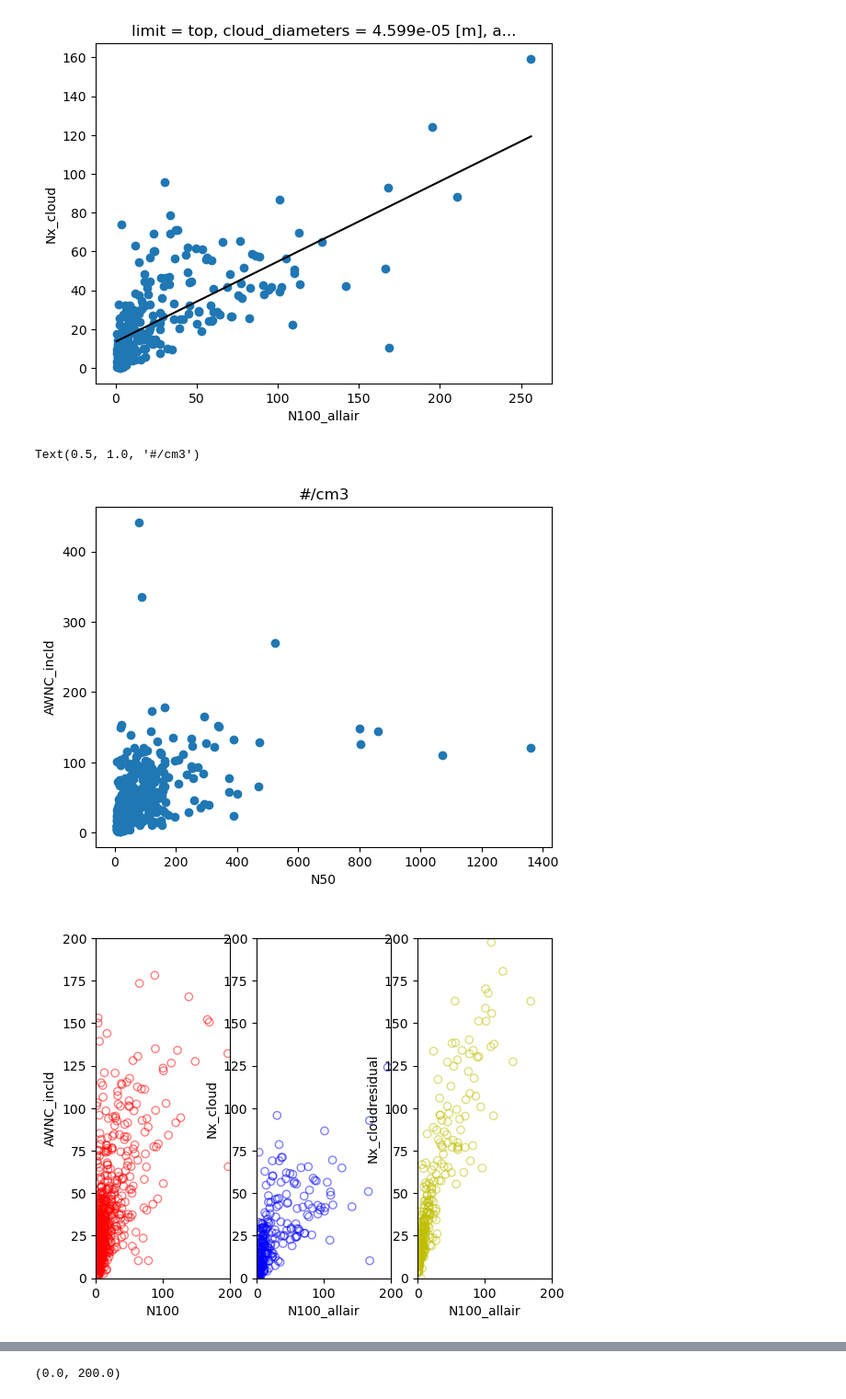
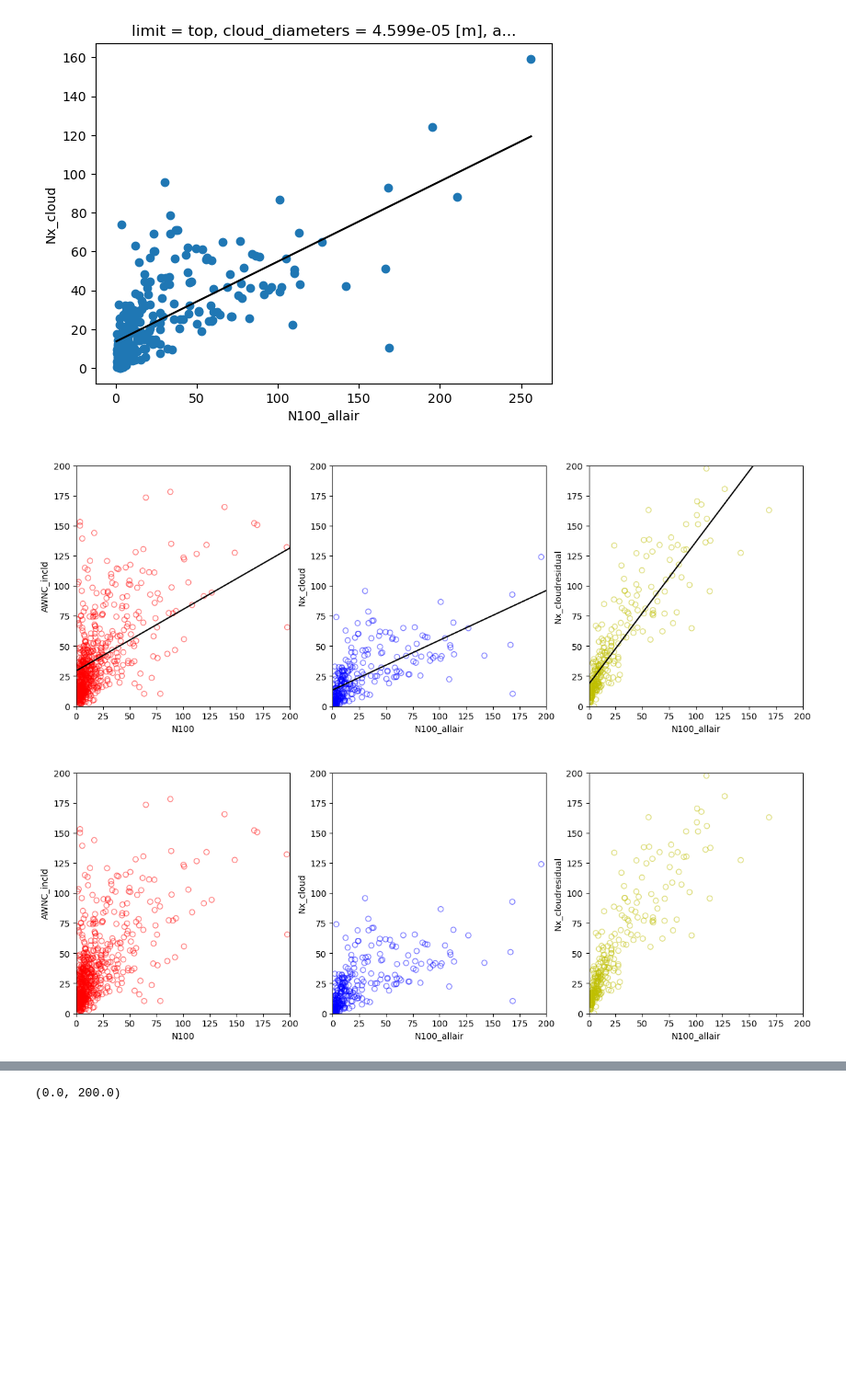
Before and after one commit to eScience-course/-Tjaernoe2022-group1, a Jupyter notebook: notebooks/Ingvild/NorESMatZeppelin.ipynb, the cells around one changed output, grey strips where cells are left out. Shown at 92% size. Drawn from its saved outputs; the diff is of its cells as text; code cells hidden in the pictures; blank space fills up the shorter version.

```diff
--- a/notebooks/Ingvild/NorESMatZeppelin.ipynb
+++ b/notebooks/Ingvild/NorESMatZeppelin.ipynb
@@ -540,29 +638,59 @@ plt.plot(x, p(x), c='k')
 # %% [output]
 [<matplotlib.lines.Line2D at 0x...>]
 [figure]
-# %%
-ds_daily.isel(lev=-1).sel(location='Zeppelin').plot.scatter('N50', 'AWNC_incld')
-
-#y= np.polyfit(ds_daily.N50, ds_daily.AWNC_incld,1)
-#p=np.poly1d(z)
-plt.title('#/cm3')
-# %% [output]
-Text(0.5, 1.0, '#/cm3')
-[figure, removed]
+# %%
+fig, axs = plt.subplots(1,3, figsize=(15,5))
+
+#-------------------------------------------------------------------
+ds_nonan.plot.scatter('N100', 'AWNC_incld', alpha=.5, edgecolor='r',facecolor='None', marker='o', ax = axs[0])
+
+z0 = np.polyfit(ds_nonan['N100'], ds_nonan['AWNC_incld'],1)
+p0 = np.poly1d(z0)
+x0=np.linspace(ds_nonan['N100'].min(), ds_nonan['N100'].max())
+axs[0].plot(x0, p0(x0), c='k')
+
+#-------------------------------------------------------------------
+N100_daily_nonan.plot.scatter('N100_allair', 'Nx_cloud', alpha=.5, edgecolor='b',facecolor='None', marker='o', ax=axs[1])
+
+z1 = np.polyfit(N100_daily_nonan['N100_allair'], N100_daily_nonan['Nx_cloud'],1)
+p1 = np.poly1d(z1)
+x1=np.linspace(N100_daily_nonan['N100_allair'].min(), N100_daily_nonan['N100_allair'].max())
+axs[1].plot(x1, p1(x1), c='k')
+
+
+#-----------------------------------------------------------------------
+N100_daily_nonan.plot.scatter('N100_allair', 'Nx_cloudresidual', alpha=.5, edgecolor='y',facecolor='None', marker='o', ax=axs[2])
+
+z2 = np.polyfit(N100_daily_nonan['N100_allair'], N100_daily_nonan['Nx_cloudresidual'],1)
+p2 = np.poly1d(z2)
+x2=np.linspace(N100_daily_nonan['N100_allair'].min(), N100_daily_nonan['N100_allair'].max())
+axs[2].plot(x2, p2(x2), c='k')
+
+
+
+
+for ax in axs:
+    ax.set_xlim([0,200])
+    ax.set_ylim([0,200])
+    ax.set_title(' ')
+# %% [output]
+[figure, added]
 # %%
-fig, axs = plt.subplots(1,3)
-
+fig, axs = plt.subplots(1,3, figsize=(15,5))
 
 
 ds_daily.isel(lev=-1).sel(location='Zeppelin').plot.scatter('N100', 'AWNC_incld', alpha=.5, edgecolor='r',facecolor='None', marker='o', ax = axs[0])
 
 N100_daily.plot.scatter('N100_allair', 'Nx_cloud', alpha=.5, edgecolor='b',facecolor='None', marker='o', ax=axs[1])
 
 N100_daily.plot.scatter('N100_allair', 'Nx_cloudresidual', alpha=.5, edgecolor='y',facecolor='None', marker='o', ax=axs[2])
 
+
+
+
 for ax in axs:
     ax.set_xlim([0,200])
     ax.set_ylim([0,200])
     ax.set_title(' ')
 # %% [output]
-[figure, old version]
+[figure, new version]
```
Also changed, not shown: parts of 14 cells of this notebook.
